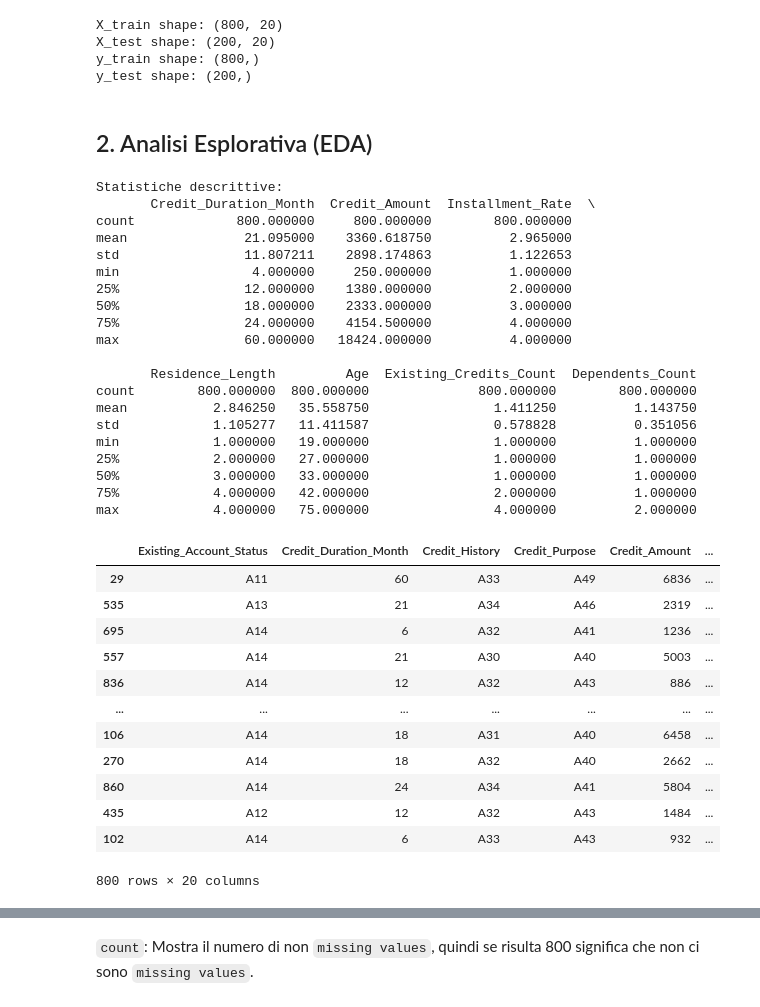
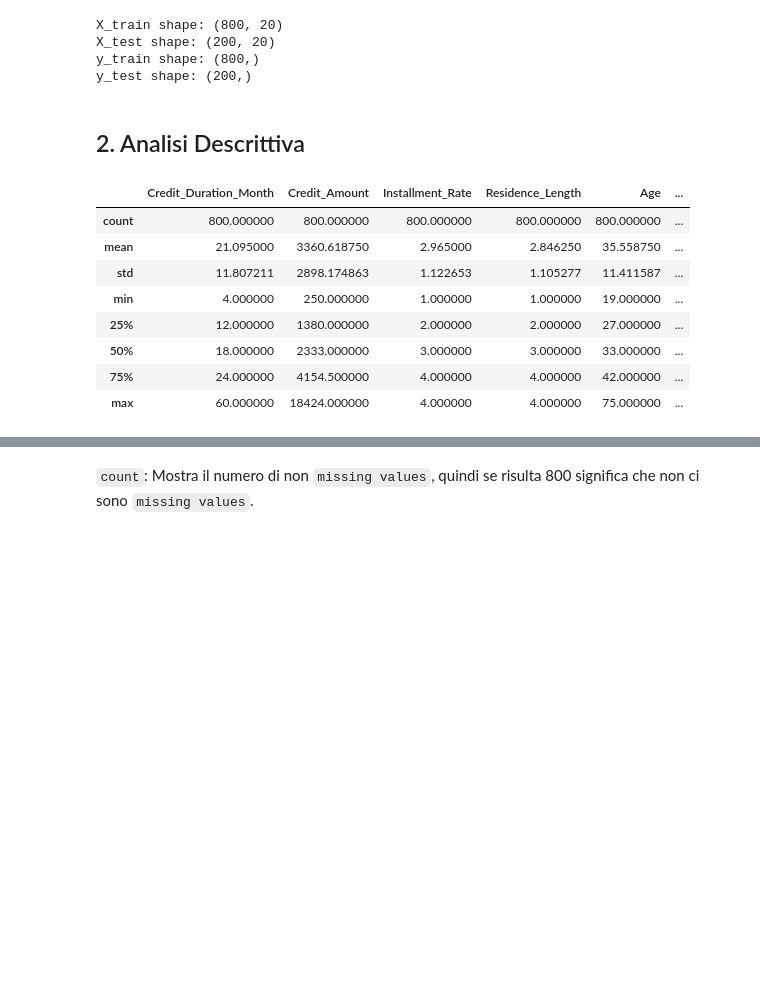
Before and after one commit to hidemet/mldm-credit-card-risk, a Jupyter notebook: myCopy_ProgettoMLDM_Dumas_Rossini.ipynb, the cells around one changed output, grey strips where cells are left out. Cells and saved outputs as stored; diff of their text form; code cells hidden in the pictures; blank space fills up the shorter version.

```diff
--- a/myCopy_ProgettoMLDM_Dumas_Rossini.ipynb
+++ b/myCopy_ProgettoMLDM_Dumas_Rossini.ipynb
@@ -95,44 +148,17 @@ X_test shape: (200, 20)
 y_train shape: (800,)
 y_test shape: (200,)
 # %% [markdown]
-## 2. Analisi Esplorativa (EDA)
+## 2. Analisi Descrittiva
 # %%
-print("Statistiche descrittive:")
-print(X_train.describe())
-X_train.describe()
-X_train
+display(X_train.describe())
 # Dovremmo osservando le statistiche riuscire ad individuare dei possibili outlier o variaili che hanno una distribuzione molto asimmetrica.
 # %% [output]
-Statistiche descrittive:
-       Credit_Duration_Month  Credit_Amount  Installment_Rate  \
-count             800.000000     800.000000        800.000000
-mean               21.095000    3360.618750          2.965000
-std                11.807211    2898.174863          1.122653
-min                 4.000000     250.000000          1.000000
-25%                12.000000    1380.000000          2.000000
-50%                18.000000    2333.000000          3.000000
-75%                24.000000    4154.500000          4.000000
-max                60.000000   18424.000000          4.000000
-
-       Residence_Length         Age  Existing_Credits_Count  Dependents_Count
-count        800.000000  800.000000              800.000000        800.000000
-mean           2.846250   35.558750                1.411250          1.143750
-std            1.105277   11.411587                0.578828          0.351056
-min            1.000000   19.000000                1.000000          1.000000
-25%            2.000000   27.000000                1.000000          1.000000
-50%            3.000000   33.000000                1.000000          1.000000
-75%            4.000000   42.000000                2.000000          1.000000
-max            4.000000   75.000000                4.000000          2.000000
-|  | Existing_Account_Status | Credit_Duration_Month | Credit_History | Credit_Purpose | Credit_Amount | ... |
-| 29 | A11 | 60 | A33 | A49 | 6836 | ... |
-| 535 | A13 | 21 | A34 | A46 | 2319 | ... |
-| 695 | A14 | 6 | A32 | A41 | 1236 | ... |
-| 557 | A14 | 21 | A30 | A40 | 5003 | ... |
-| 836 | A14 | 12 | A32 | A43 | 886 | ... |
-| ... | ... | ... | ... | ... | ... | ... |
-| 106 | A14 | 18 | A31 | A40 | 6458 | ... |
-| 270 | A14 | 18 | A32 | A40 | 2662 | ... |
-| 860 | A14 | 24 | A34 | A41 | 5804 | ... |
-| 435 | A12 | 12 | A32 | A43 | 1484 | ... |
-| 102 | A14 | 6 | A33 | A43 | 932 | ... |
+|  | Credit_Duration_Month | Credit_Amount | Installment_Rate | Residence_Length | Age | ... |
+| count | 800.000000 | 800.000000 | 800.000000 | 800.000000 | 800.000000 | ... |
+| mean | 21.095000 | 3360.618750 | 2.965000 | 2.846250 | 35.558750 | ... |
+| std | 11.807211 | 2898.174863 | 1.122653 | 1.105277 | 11.411587 | ... |
+| min | 4.000000 | 250.000000 | 1.000000 | 1.000000 | 19.000000 | ... |
+| 25% | 12.000000 | 1380.000000 | 2.000000 | 2.000000 | 27.000000 | ... |
+| 50% | 18.000000 | 2333.000000 | 3.000000 | 3.000000 | 33.000000 | ... |
+| 75% | 24.000000 | 4154.500000 | 4.000000 | 4.000000 | 42.000000 | ... |
+| max | 60.000000 | 18424.000000 | 4.000000 | 4.000000 | 75.000000 | ... |
-800 rows × 20 columns
```
Also changed, not shown: parts of 5 cells of this notebook, 1 other file.
